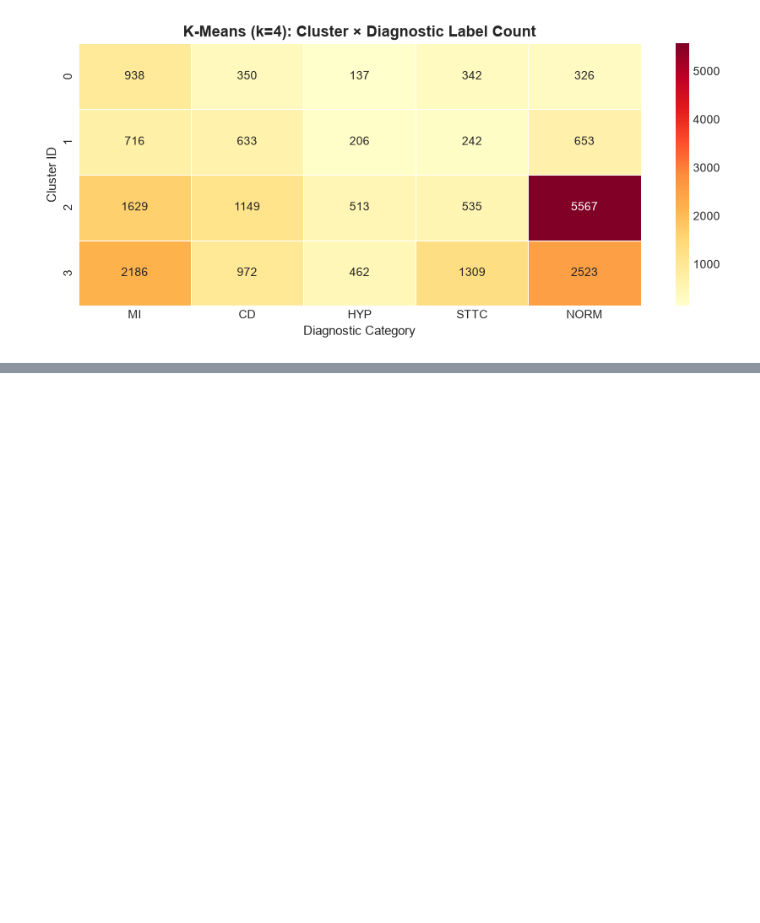
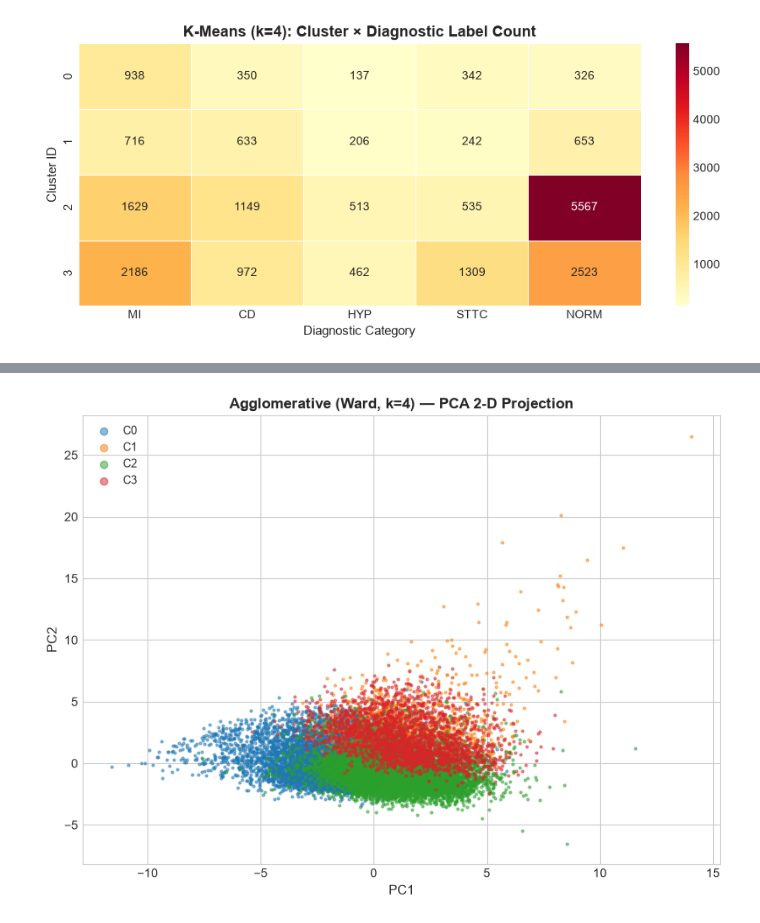
Before and after one commit to Harishraghult/ML_project, a Jupyter notebook: notebooks/clustering.ipynb, the cells around one changed output, grey strips where cells are left out. Cells and saved outputs as stored; diff of their text form; code cells hidden in the pictures; blank space fills up the shorter version.

```diff
--- a/notebooks/clustering.ipynb
+++ b/notebooks/clustering.ipynb
@@ -303,0 +343,17 @@ plt.show()
+# %%
+# 2-D PCA scatter: Agglomerative clusters
+fig, ax = plt.subplots(figsize=(8, 6))
+agg_palette = sns.color_palette('tab10', OPTIMAL_K)
+for c in range(OPTIMAL_K):
+    mask = agg_labels == c
+    ax.scatter(X_2d[mask, 0], X_2d[mask, 1],
+               s=4, alpha=0.5, color=agg_palette[c], label=f'C{c}')
+ax.set_xlabel('PC1', fontsize=11)
+ax.set_ylabel('PC2', fontsize=11)
+ax.set_title(f'Agglomerative (Ward, k={OPTIMAL_K}) — PCA 2-D Projection',
+             fontsize=12, fontweight='bold')
+ax.legend(markerscale=3, fontsize=9)
+plt.tight_layout()
+plt.show()
+# %% [output]
+[figure, added]
```
Also changed, not shown: parts of 6 cells of this notebook.
